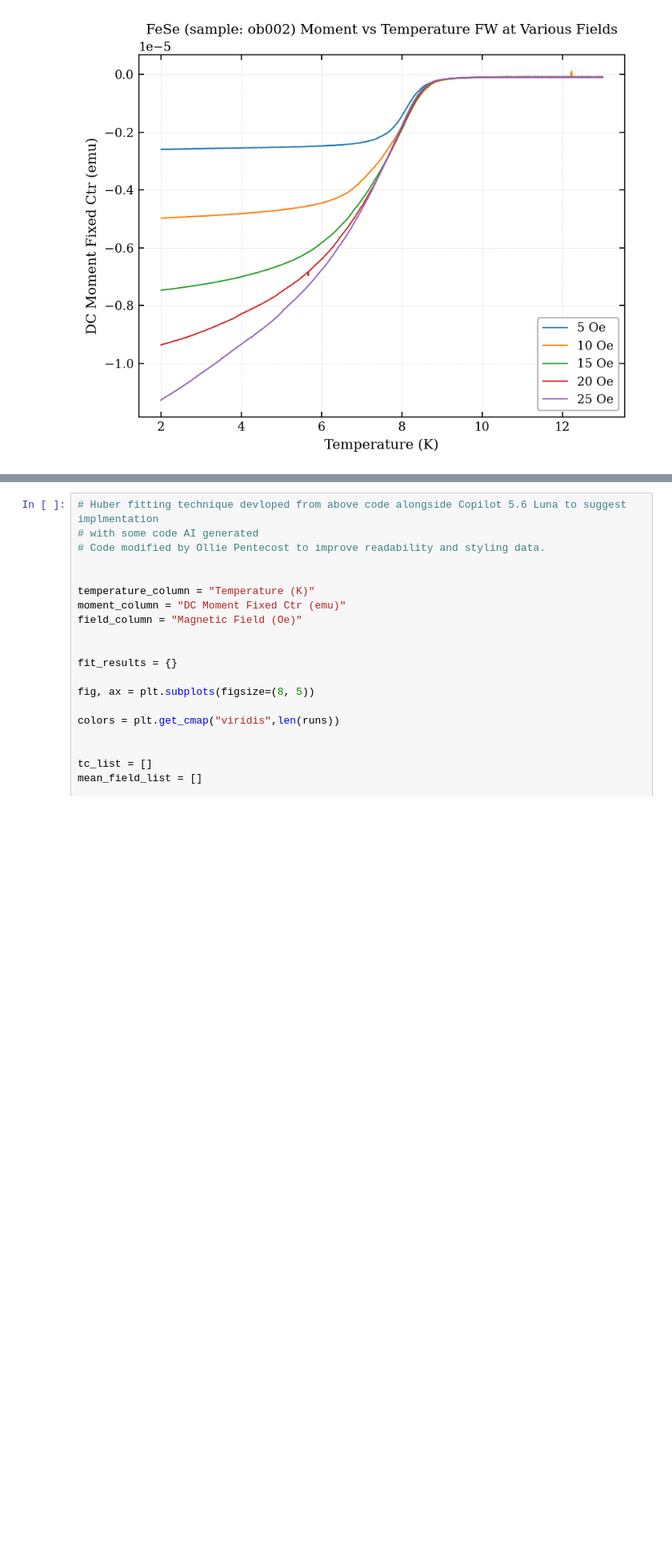
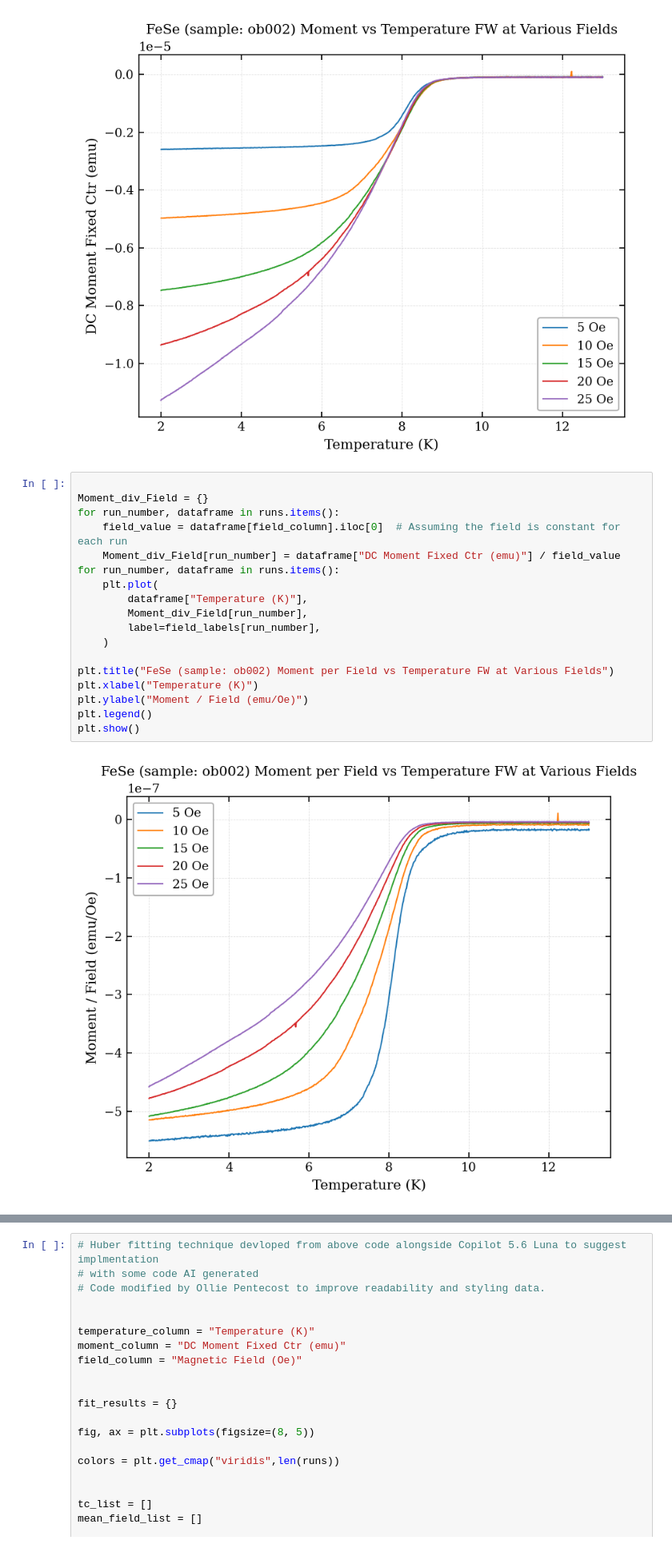
Before and after one commit to OlliePentecost/high-temperature-superconductivity, a Jupyter notebook: 2026-10-30-FeSe-ob002-MvsT-FW-VariousFields.ipynb, the cells around one changed output, grey strips where cells are left out. Shown at 80% size. Cells and saved outputs as stored; diff of their text form; blank space fills up the shorter version.

```diff
--- a/2026-10-30-FeSe-ob002-MvsT-FW-VariousFields.ipynb
+++ b/2026-10-30-FeSe-ob002-MvsT-FW-VariousFields.ipynb
@@ -120,3 +120,23 @@ plt.legend()
 plt.show()
 # %% [output]
 [figure]
+# %%
+
+Moment_div_Field = {}
+for run_number, dataframe in runs.items():
+    field_value = dataframe[field_column].iloc[0]  # Assuming the field is constant for each run
+    Moment_div_Field[run_number] = dataframe["DC Moment Fixed Ctr (emu)"] / field_value
+for run_number, dataframe in runs.items():
+    plt.plot(
+        dataframe["Temperature (K)"],
+        Moment_div_Field[run_number],
+        label=field_labels[run_number],
+    )
+
+plt.title("FeSe (sample: ob002) Moment per Field vs Temperature FW at Various Fields")
+plt.xlabel("Temperature (K)")
+plt.ylabel("Moment / Field (emu/Oe)")
+plt.legend()
+plt.show()
+# %% [output]
+[figure, added]
```
Also changed, not shown: parts of 4 cells of this notebook.
